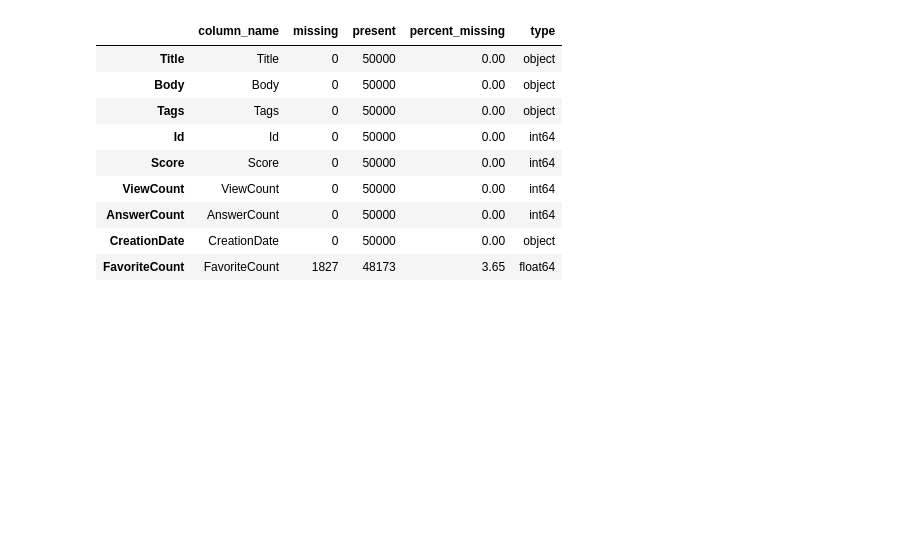
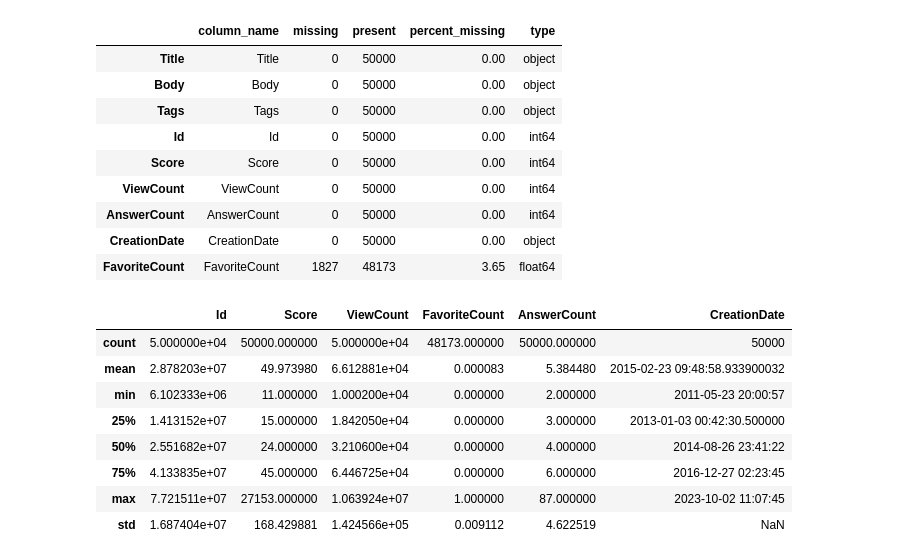
Before and after one commit to Kiwinokoto/ML_student, a Jupyter notebook: notebooks/Oudelet_Kevin_1_notebook_exploration_121123.ipynb, the cells around one changed output. Saved outputs shown, nothing was run; the diff lists cells and outputs as text; code cells hidden in the pictures; blank space fills up the shorter version.

```diff
--- a/notebooks/Oudelet_Kevin_1_notebook_exploration_121123.ipynb
+++ b/notebooks/Oudelet_Kevin_1_notebook_exploration_121123.ipynb
@@ -509,3 +518,29 @@ Doublons ?  0
 | AnswerCount | AnswerCount | 0 | 50000 | 0.00 | int64 |
 | CreationDate | CreationDate | 0 | 50000 | 0.00 | object |
 | FavoriteCount | FavoriteCount | 1827 | 48173 | 3.65 | float64 |
+# %%
+# Seulement 2 titres identiques / 50 000 lignes
+# id est bien une clé primaire (body aussi)
+
+# Les types semblent corrects,
+# à part les dates bien sûr
+
+raw_data['CreationDate'] = pd.to_datetime(raw_data['CreationDate'])
+# Après je pense qu'on n'utilisera jamais ces dates... Juste au cas où.
+
+raw_data.describe()
+
+# Avec nos critères (cf requete sql, fin ntbk2), il a fallu retourner jusqu'à mai 2011
+# pour avoir 50 000 questions. On retrouve ici le favoriteCount très bas, proche de 0.
+# On a une moyenne pour le score (environ 50), le nv de vues (66 000) et de réponses (>5)
+# dans notre corpus.
+# %% [output]
+|  | Id | Score | ViewCount | FavoriteCount | AnswerCount | CreationDate |
+| count | 5.000000e+04 | 50000.000000 | 5.000000e+04 | 48173.000000 | 50000.000000 | 50000 |
+| mean | 2.878203e+07 | 49.973980 | 6.612881e+04 | 0.000083 | 5.384480 | 2015-02-23 09:48:58.933900032 |
+| min | 6.102333e+06 | 11.000000 | 1.000200e+04 | 0.000000 | 2.000000 | 2011-05-23 20:00:57 |
+| 25% | 1.413152e+07 | 15.000000 | 1.842050e+04 | 0.000000 | 3.000000 | 2013-01-03 00:42:30.500000 |
+| 50% | 2.551682e+07 | 24.000000 | 3.210600e+04 | 0.000000 | 4.000000 | 2014-08-26 23:41:22 |
+| 75% | 4.133835e+07 | 45.000000 | 6.446725e+04 | 0.000000 | 6.000000 | 2016-12-27 02:23:45 |
+| max | 7.721511e+07 | 27153.000000 | 1.063924e+07 | 1.000000 | 87.000000 | 2023-10-02 11:07:45 |
+| std | 1.687404e+07 | 168.429881 | 1.424566e+05 | 0.009112 | 4.622519 | NaN |
```
Also changed, not shown: parts of 13 cells of this notebook, 1 other file.
